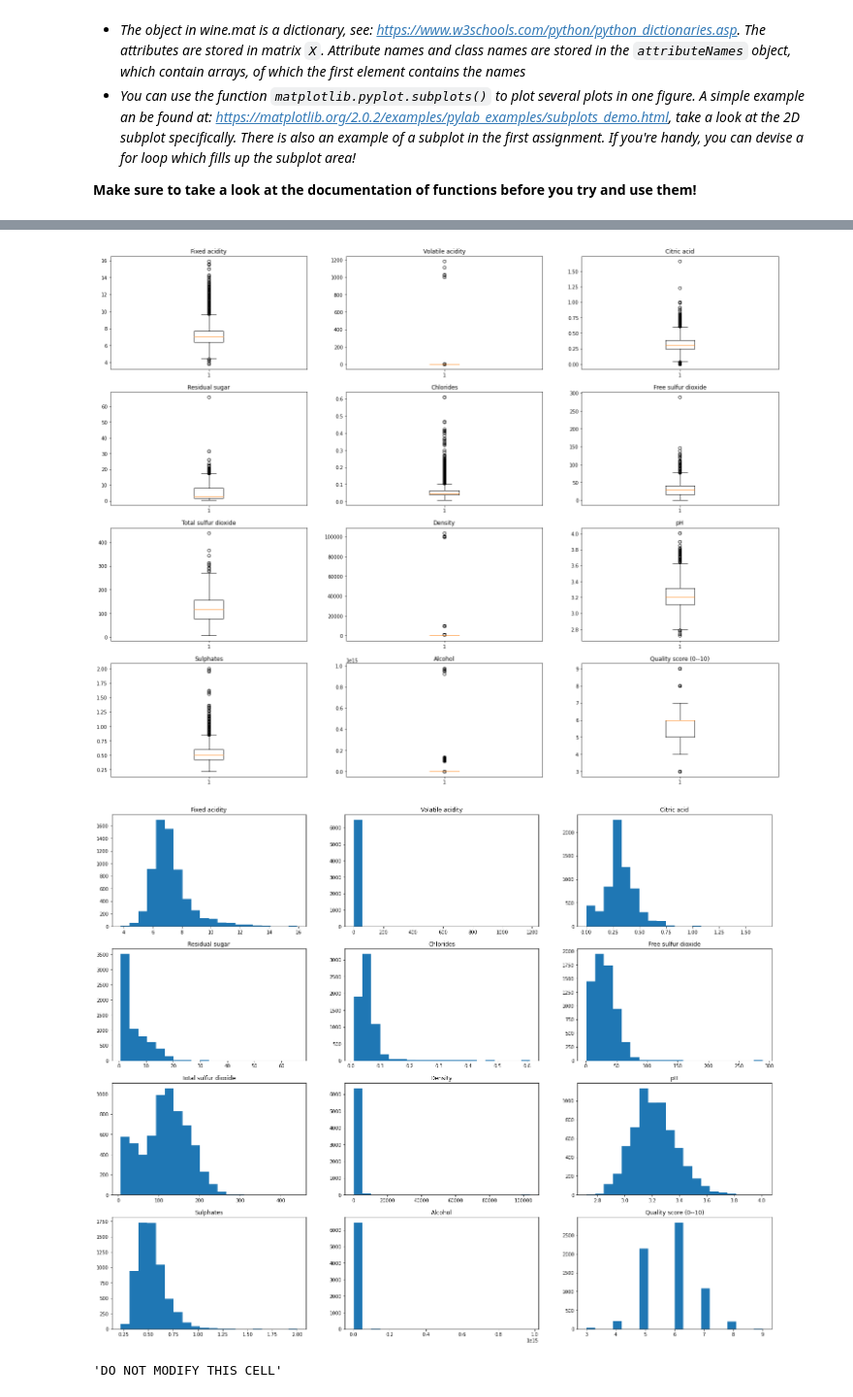
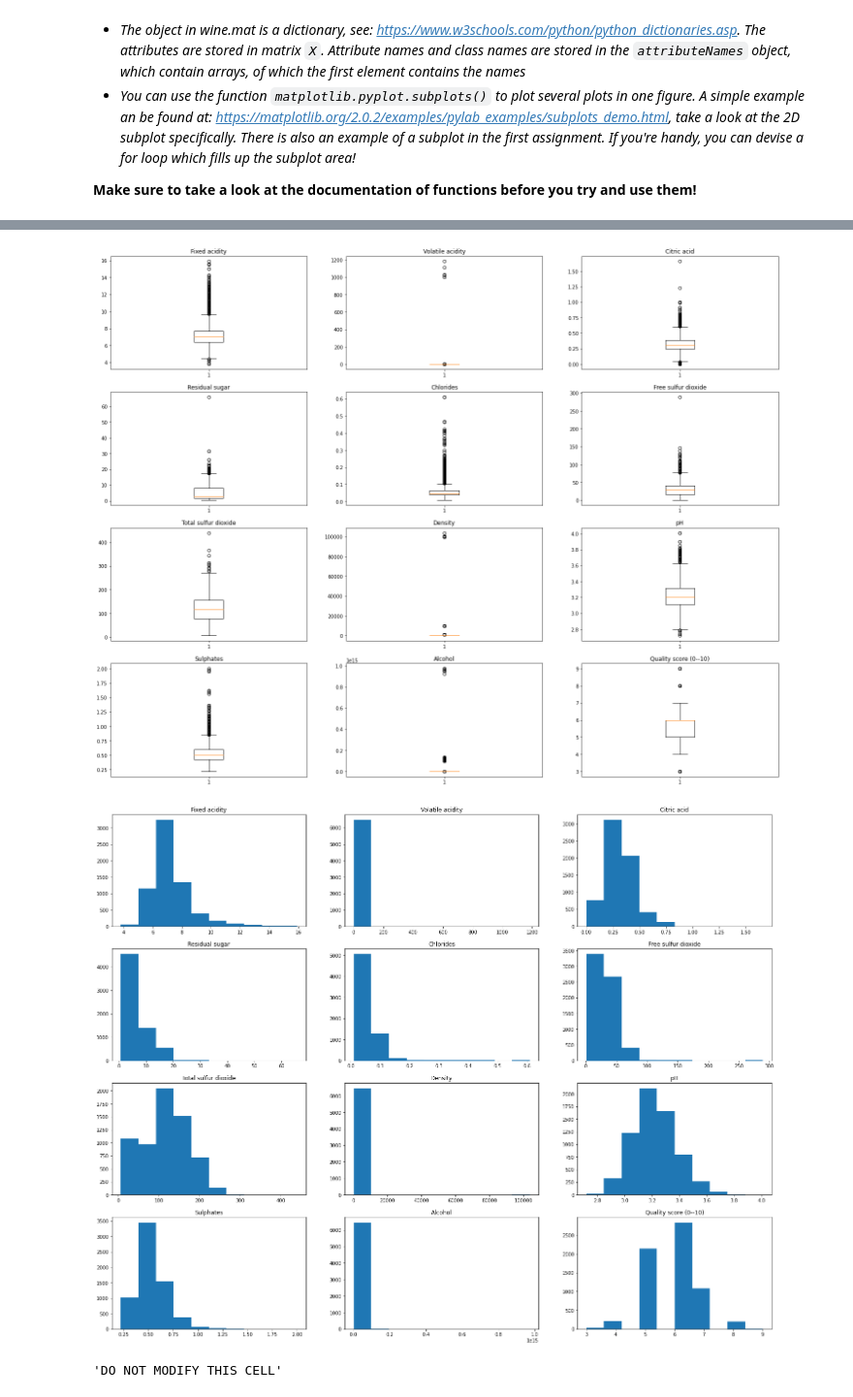
Before and after one commit to CornelisseMichael/Datamining, a Jupyter notebook: assignment_2/assignment_2/assignment_2.ipynb, the cells around one changed output, grey strips where cells are left out. Shown at 97% size. Drawn from its saved outputs; the diff is of its cells as text; code cells hidden in the pictures.

```diff
--- a/assignment_2/assignment_2/assignment_2.ipynb
+++ b/assignment_2/assignment_2/assignment_2.ipynb
@@ -100,29 +102,24 @@ data.head()
 # %%
 #Answer to question 2.1.1
 #Construct the plots here
 
 # YOUR CODE HERE
-def box_plot(data, column_names, m,n, t):
-    print()
-    fig, axis = plt.subplots(m,n,figsize=t)
-    axis = axis.ravel()
-    for i in range(len(column_names)):
-        axis[i].boxplot(data.iloc[:,i])
-        axis[i].set_title(column_names[i])
+#plot boxplots
+fig, axis = plt.subplots(4,3,figsize=(25, 20))
+axis = axis.ravel()
+for i in range(data.shape[1]):
+    axis[i].boxplot(data.iloc[:,i])
+    axis[i].set_title(column_names[i])
 
-def histogram(data, column_names, m,n, t):
-    fig, axis = plt.subplots(m,n,figsize=t)
-    axis = axis.ravel()
-    for i in range(len(column_names)):
-        axis[i].hist(data.iloc[:,i], bins = 20)
-        axis[i].set_title(column_names[i])
-
-box_plot(data, column_names, 4, 3, (25, 20))
-
-histogram(data, column_names, 4, 3, (25, 20))
+#plot histograms
+fig, axis = plt.subplots(4,3,figsize=(25, 20))
+axis = axis.ravel()
+for i in range(data.shape[1]):
+    axis[i].hist(data.iloc[:,i])
+    axis[i].set_title(column_names[i])
 # %% [output]
 [figure]
-[figure, old version]
+[figure, new version]
 # %%
 """Checks whether 2.1.1 output is correct"""
 """DO NOT MODIFY THIS CELL"""
```
Also changed, not shown: parts of 7 cells of this notebook.
